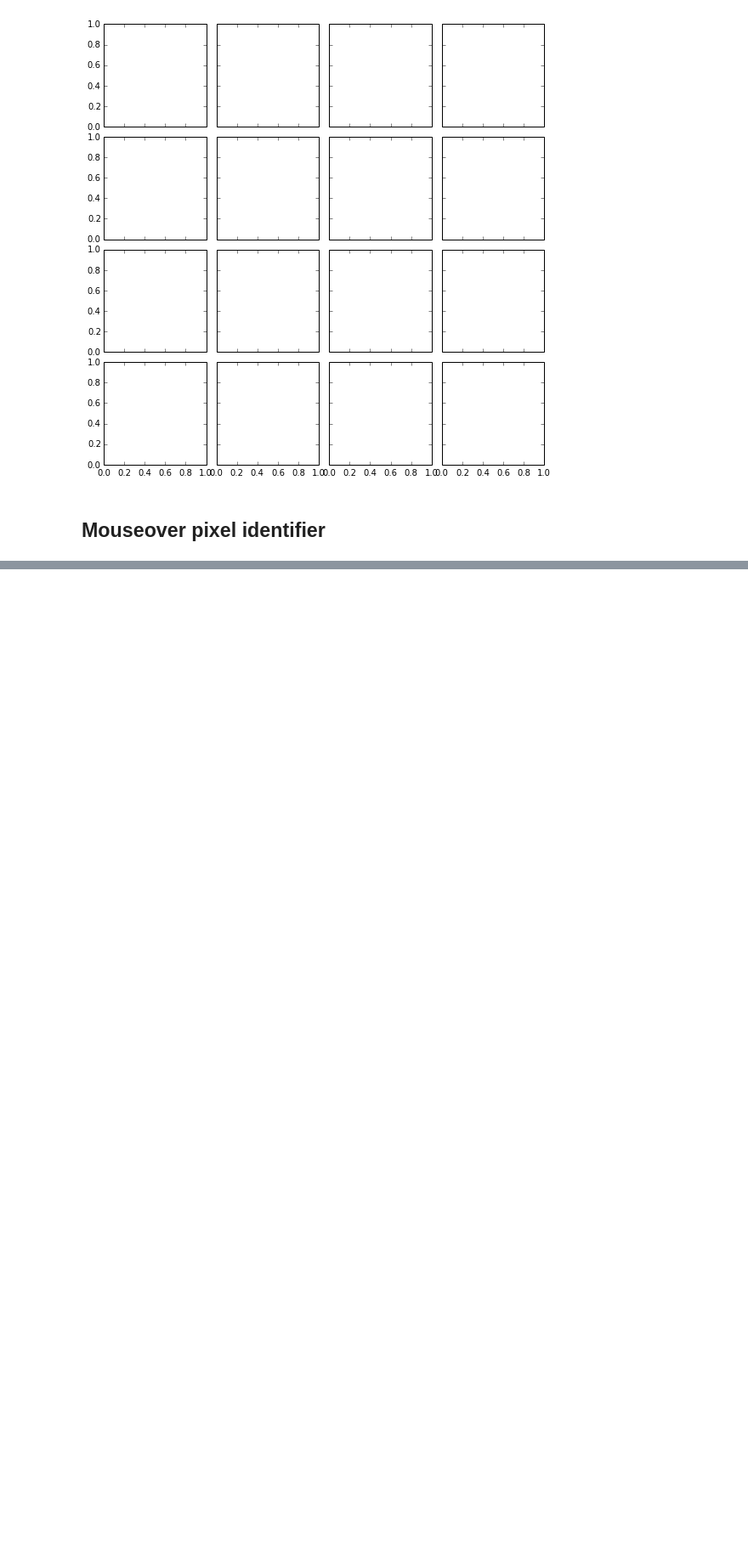
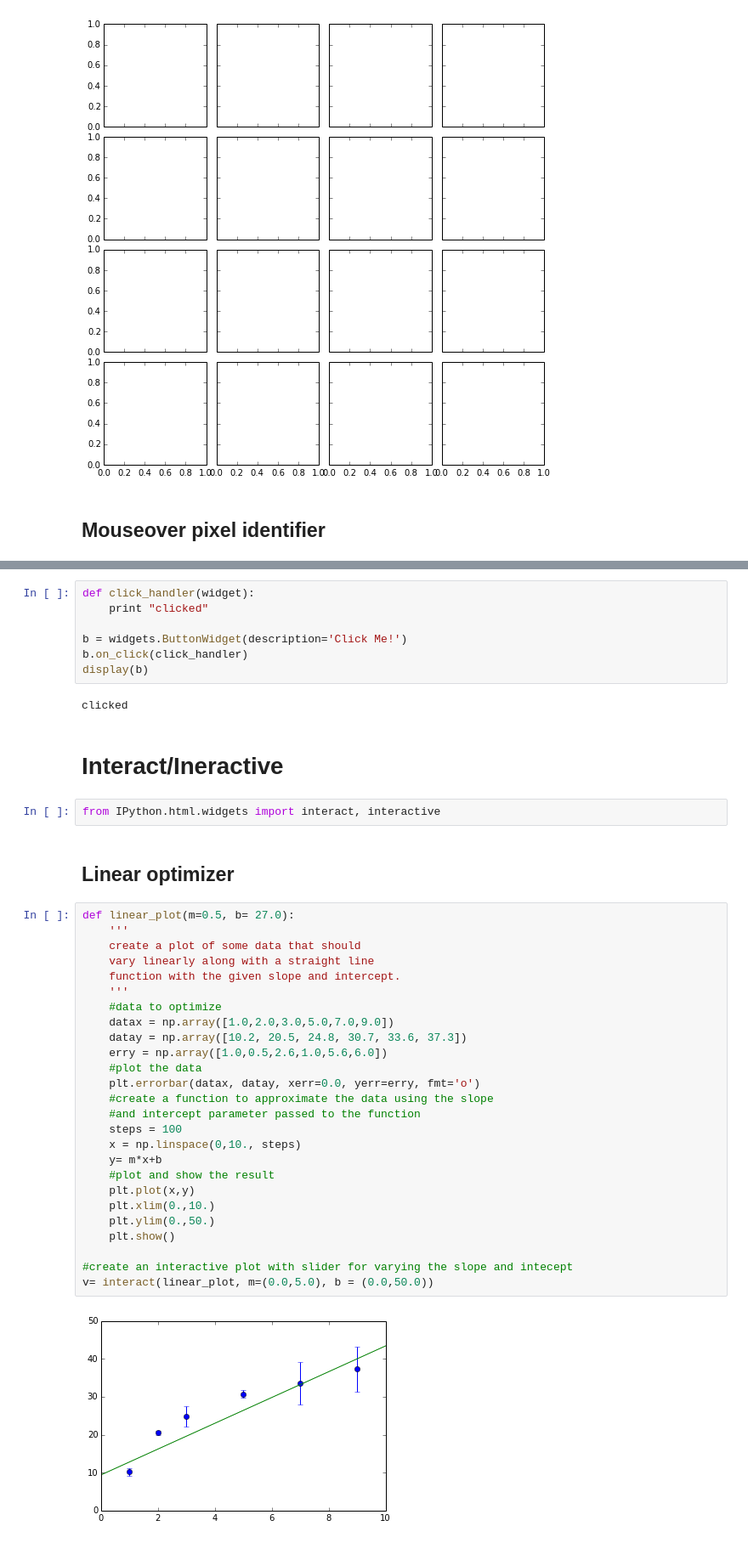
Before and after one commit to nwilli14/PHYS202-S14, a Jupyter notebook: iPython/WidgetsTour.ipynb, the cells around one changed output, grey strips where cells are left out. Shown at 85% size. Drawn from its saved outputs; the diff is of its cells as text; blank space fills up the shorter version.

```diff
--- a/iPython/WidgetsTour.ipynb
+++ b/iPython/WidgetsTour.ipynb
@@ -95,0 +198,43 @@ AttributeError: 'module' object has no attribute 'MousePosition'
+# %%
+def click_handler(widget):
+    print "clicked"
+
+b = widgets.ButtonWidget(description='Click Me!')
+b.on_click(click_handler)
+display(b)
+# %% [output]
+clicked
+# %% [markdown]
+# Interact/Ineractive
+# %%
+from IPython.html.widgets import interact, interactive
+# %% [markdown]
+## Linear optimizer
+# %%
+def linear_plot(m=0.5, b= 27.0):
+    '''
+    create a plot of some data that should
+    vary linearly along with a straight line
+    function with the given slope and intercept.
+    '''
+    #data to optimize
+    datax = np.array([1.0,2.0,3.0,5.0,7.0,9.0])
+    datay = np.array([10.2, 20.5, 24.8, 30.7, 33.6, 37.3])
+    erry = np.array([1.0,0.5,2.6,1.0,5.6,6.0])
+    #plot the data
+    plt.errorbar(datax, datay, xerr=0.0, yerr=erry, fmt='o')
+    #create a function to approximate the data using the slope
+    #and intercept parameter passed to the function
+    steps = 100
+    x = np.linspace(0,10., steps)
+    y= m*x+b
+    #plot and show the result
+    plt.plot(x,y)
+    plt.xlim(0.,10.)
+    plt.ylim(0.,50.)
+    plt.show()
+
+#create an interactive plot with slider for varying the slope and intecept
+v= interact(linear_plot, m=(0.0,5.0), b = (0.0,50.0))
+# %% [output]
+[figure, added]
```
Also changed, not shown: parts of 15 cells of this notebook.
